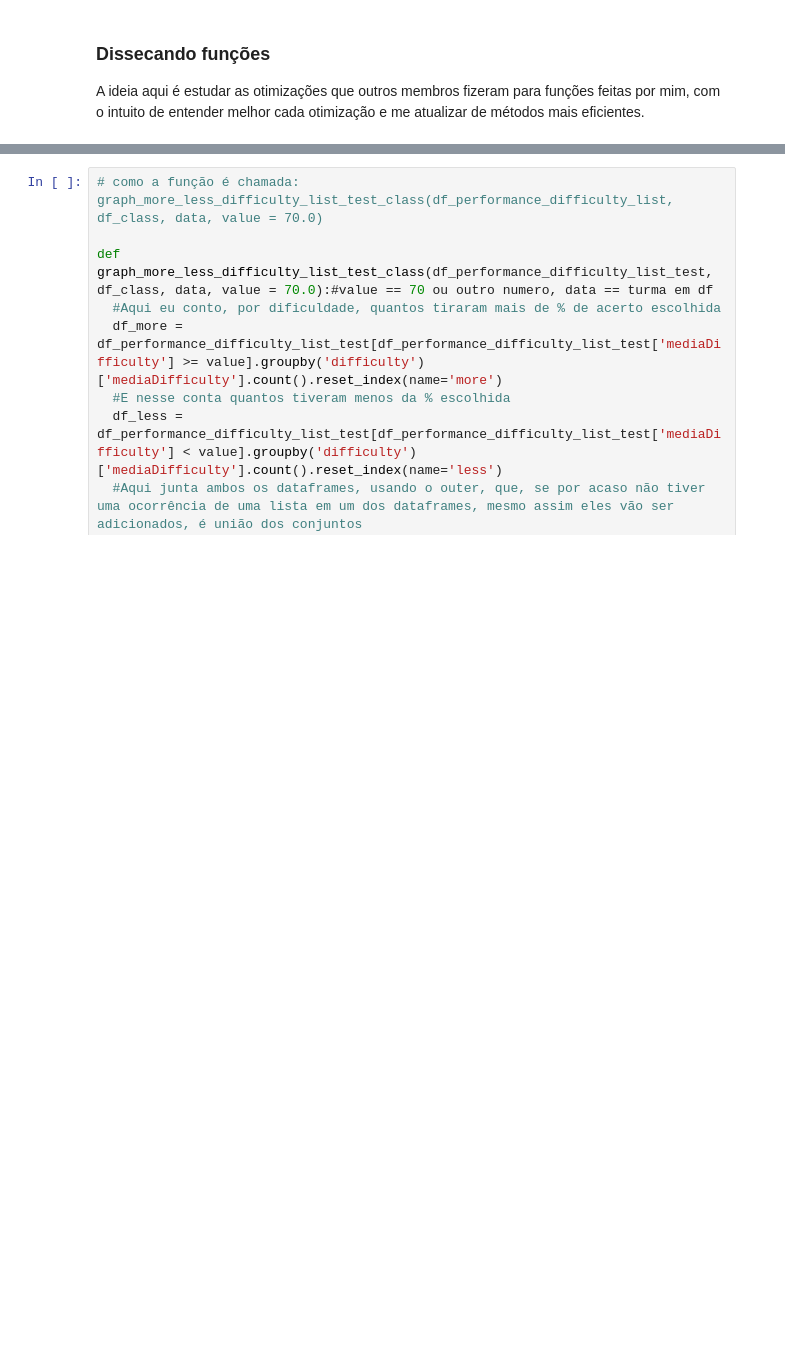
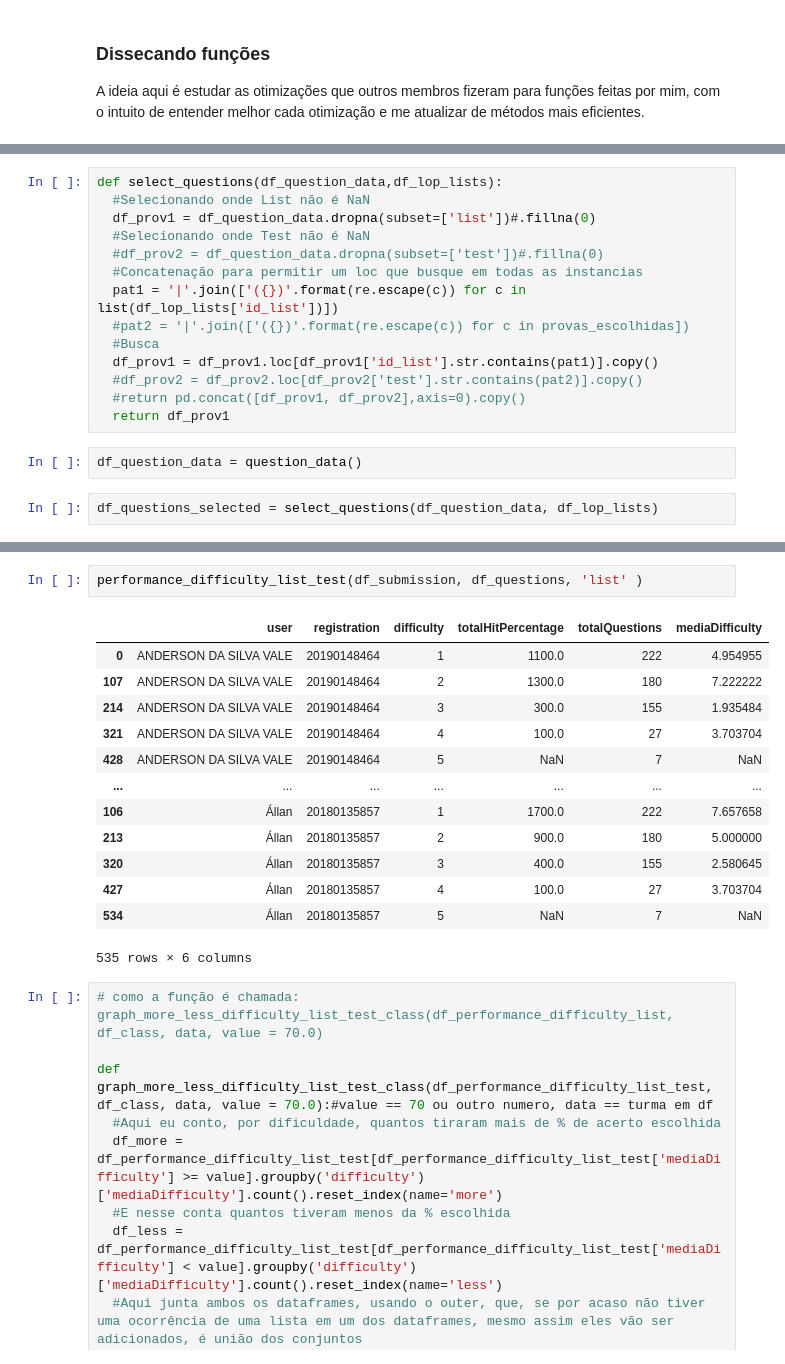
Before and after one commit to ilj132/lop_datascience, a Jupyter notebook: Projeto_LoP_DataScience.ipynb, the cells around one changed output, grey strips where cells are left out. Saved outputs shown, nothing was run; the diff lists cells and outputs as text; blank space fills up the shorter version.

```diff
--- a/Projeto_LoP_DataScience.ipynb
+++ b/Projeto_LoP_DataScience.ipynb
@@ -676,3 +680,21 @@ A ideia aqui é estudar as otimizações que outros membros fizeram para funçõ
 | graph_more_less_difficulty_list_test_class | |
 | graph_performance_student_difficulty_list_test | |
 | media_graph_performance_student_difficulty_list_test | |
+# %%
+def select_questions(df_question_data,df_lop_lists):
+  #Selecionando onde List não é NaN
+  df_prov1 = df_question_data.dropna(subset=['list'])#.fillna(0)
+  #Selecionando onde Test não é NaN
+  #df_prov2 = df_question_data.dropna(subset=['test'])#.fillna(0)
+  #Concatenação para permitir um loc que busque em todas as instancias
+  pat1 = '|'.join(['({})'.format(re.escape(c)) for c in list(df_lop_lists['id_list'])])
+  #pat2 = '|'.join(['({})'.format(re.escape(c)) for c in provas_escolhidas])
+  #Busca
+  df_prov1 = df_prov1.loc[df_prov1['id_list'].str.contains(pat1)].copy()
+  #df_prov2 = df_prov2.loc[df_prov2['test'].str.contains(pat2)].copy()
+  #return pd.concat([df_prov1, df_prov2],axis=0).copy()
+  return df_prov1
+# %%
+df_question_data = question_data()
+# %%
+df_questions_selected = select_questions(df_question_data, df_lop_lists)
@@ -713,6 +765,22 @@ def performance_difficulty_list_test(df_submission, df_questions_selected, listO
   #Calculando a média por dificuldade
   df_performance['mediaDifficulty'] = df_performance['totalHitPercentage'] / df_performance['totalQuestions']
   return df_performance.sort_values(by=['user','registration'])#.fillna(0)
+# %%
+performance_difficulty_list_test(df_submission, df_questions, 'list' )
+# %% [output]
+|  | user | registration | difficulty | totalHitPercentage | totalQuestions | mediaDifficulty |
+| 0 | ANDERSON DA SILVA VALE | 20190148464 | 1 | 1100.0 | 222 | 4.954955 |
+| 107 | ANDERSON DA SILVA VALE | 20190148464 | 2 | 1300.0 | 180 | 7.222222 |
+| 214 | ANDERSON DA SILVA VALE | 20190148464 | 3 | 300.0 | 155 | 1.935484 |
+| 321 | ANDERSON DA SILVA VALE | 20190148464 | 4 | 100.0 | 27 | 3.703704 |
+| 428 | ANDERSON DA SILVA VALE | 20190148464 | 5 | NaN | 7 | NaN |
+| ... | ... | ... | ... | ... | ... | ... |
+| 106 | Állan | 20180135857 | 1 | 1700.0 | 222 | 7.657658 |
+| 213 | Állan | 20180135857 | 2 | 900.0 | 180 | 5.000000 |
+| 320 | Állan | 20180135857 | 3 | 400.0 | 155 | 2.580645 |
+| 427 | Állan | 20180135857 | 4 | 100.0 | 27 | 3.703704 |
+| 534 | Állan | 20180135857 | 5 | NaN | 7 | NaN |
+535 rows × 6 columns
 # %%
 # como a função é chamada: graph_more_less_difficulty_list_test_class(df_performance_difficulty_list, df_class, data, value = 70.0)
 
```
Also changed, not shown: parts of 6 cells of this notebook.
